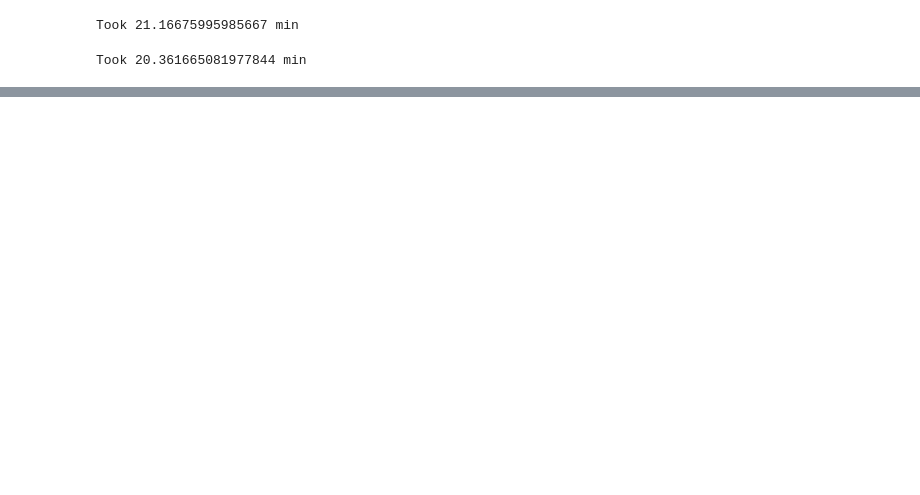
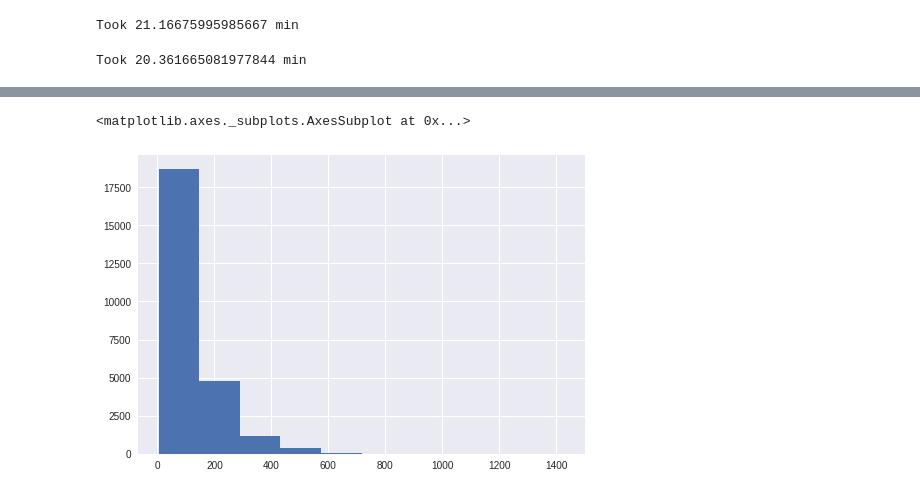
Before and after one commit to georgeliu1998/sentiment_word_embedding, a Jupyter notebook: sentiment_word_embedding.ipynb, the cells around one changed output, grey strips where cells are left out. Drawn from its saved outputs; the diff is of its cells as text; code cells hidden in the pictures; blank space fills up the shorter version.

```diff
--- a/sentiment_word_embedding.ipynb
+++ b/sentiment_word_embedding.ipynb
@@ -148,20 +162,3 @@ df_test = pd.read_csv(os.path.join(path, 'df_test.csv'))
-# %%
-def load_data():
-  """
-  Loads all train test data
-  """
-
-  path = './gdrive/My Drive/WorkingDir/sentiment_word_embedding'
-
-  df_train = pd.read_csv(os.path.join(path, 'df_train.csv'))
-  df_test = pd.read_csv(os.path.join(path, 'df_test.csv'))
-
-  X_train = np.loadtxt(os.path.join(path, 'X_train.csv'), delimiter=",")
-  X_test = np.loadtxt(os.path.join(path, 'X_test.csv'), delimiter=",")
-  y_train = df_train['sentiment'].values
-  y_test = df_test['sentiment'].values
-
-  return X_train, X_test, y_train, y_test
 # %% [markdown]
 ## Data Preprocessing
 # %%
@@ -351,0 +333,2 @@ Accuracy on the test set is: 0.845720000038147
+# %%
+df_train, df_test = load_data()
@@ -351,0 +374,5 @@ Accuracy on the test set is: 0.845720000038147
+# %%
+vocab_size = 110000
+X_oh_series = df_train.review_processed.apply(lambda x: one_hot(x, vocab_size))
+X_oh = np.array([x for x in X_oh_series])
+X_oh
@@ -351,0 +388,6 @@ Accuracy on the test set is: 0.845720000038147
+# %%
+# Check the length distribution
+X_oh_series.apply(lambda x: len(x)).hist()
+# %% [output]
+<matplotlib.axes._subplots.AxesSubplot at 0x...>
+[figure, added]
```
Also changed, not shown: parts of 45 cells of this notebook.
